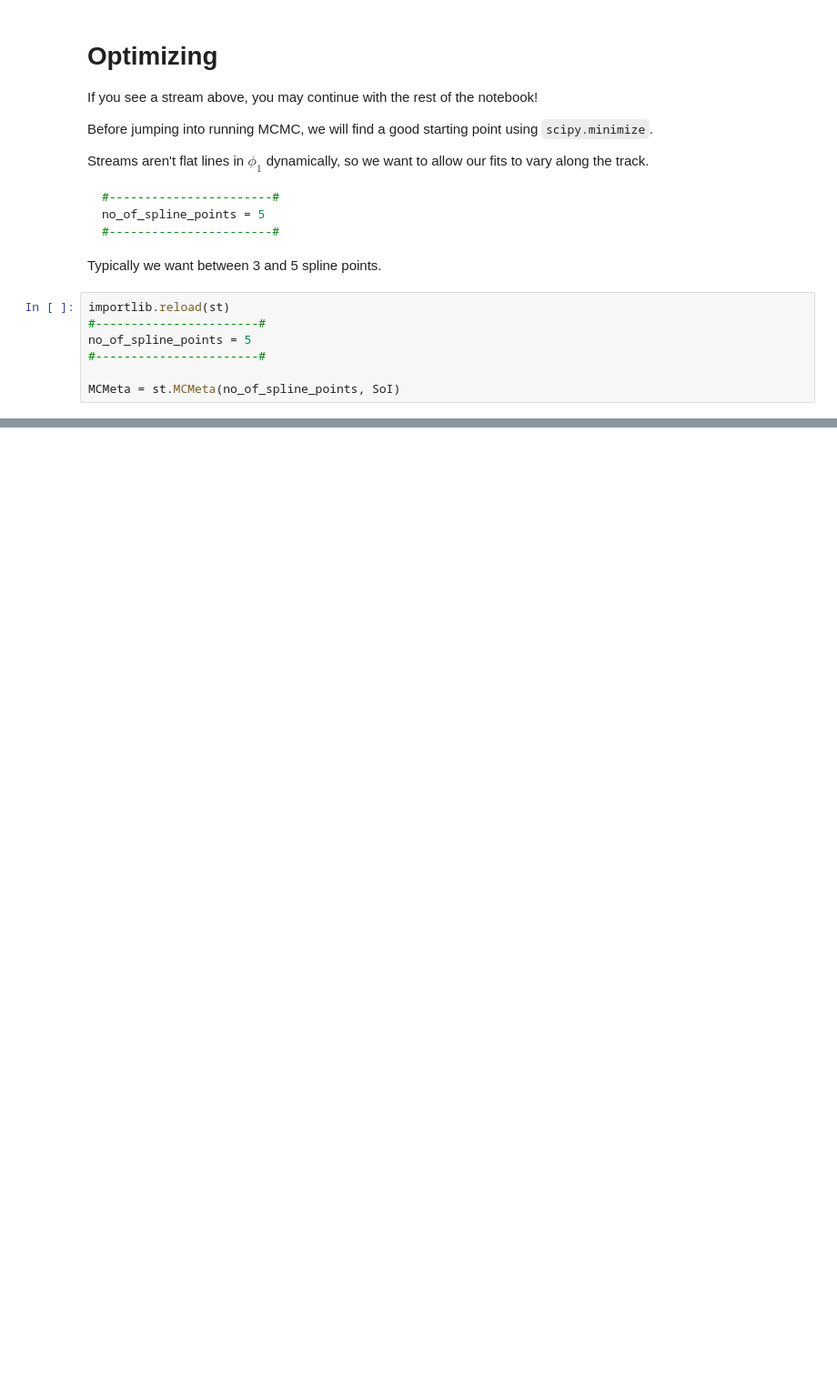
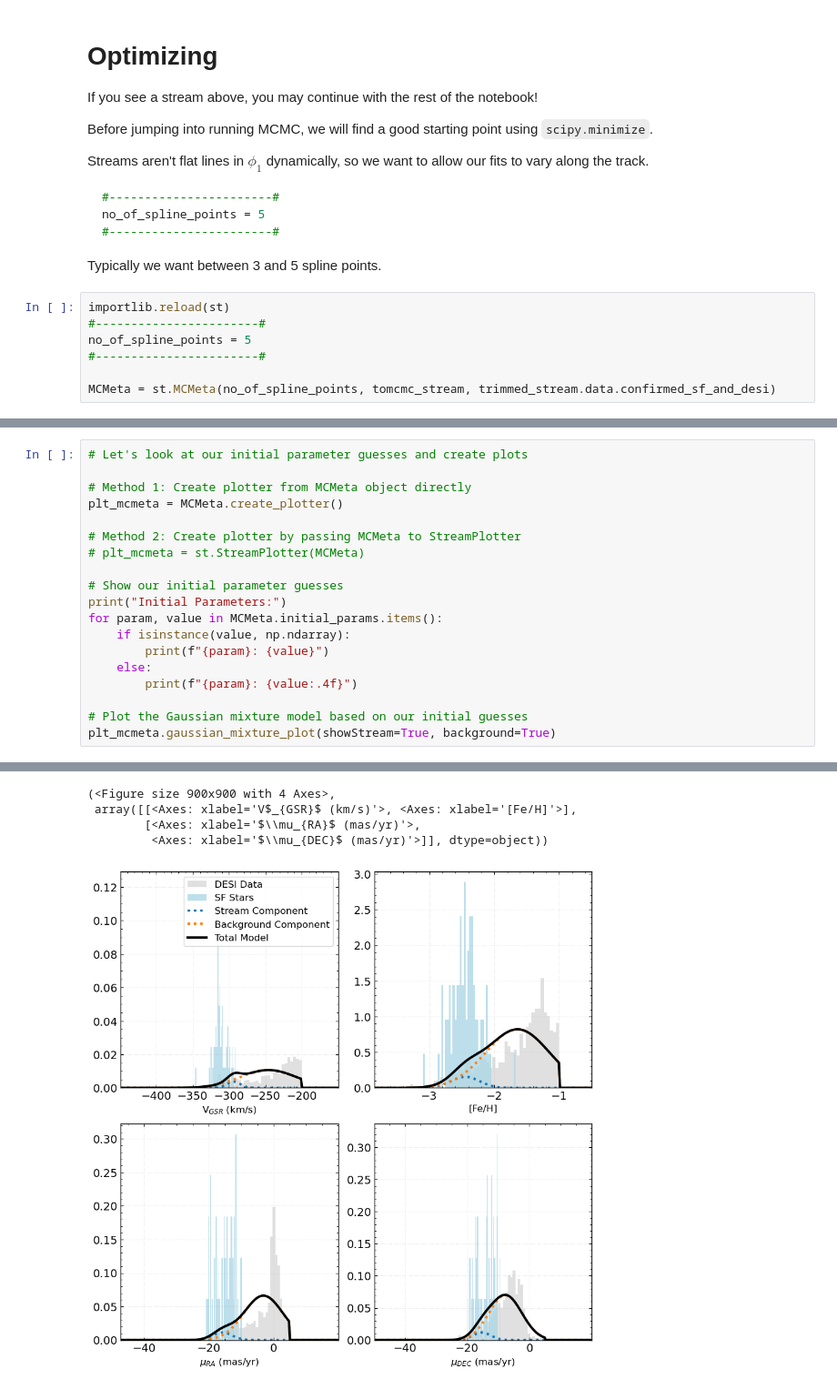
Before and after one commit to nassmohammed/DESI-DR1_streamTutorial, a Jupyter notebook: streamTutorial.ipynb, the cells around one changed output, grey strips where cells are left out. Shown at 91% size. Cells and saved outputs as stored; diff of their text form; blank space fills up the shorter version.

```diff
--- a/streamTutorial.ipynb
+++ b/streamTutorial.ipynb
@@ -457,5 +541,5 @@ importlib.reload(st)
 no_of_spline_points = 5
 #-----------------------#
 
-MCMeta = st.MCMeta(no_of_spline_points, SoI)
+MCMeta = st.MCMeta(no_of_spline_points, tomcmc_stream, trimmed_stream.data.confirmed_sf_and_desi)
 # %% [output]
@@ -462,0 +558,20 @@ Making intitial guess based of galstream and STREAMFINDER...
+# %%
+# Let's look at our initial parameter guesses and create plots
+
+# Method 1: Create plotter from MCMeta object directly
+plt_mcmeta = MCMeta.create_plotter()
+
+# Method 2: Create plotter by passing MCMeta to StreamPlotter
+# plt_mcmeta = st.StreamPlotter(MCMeta)
+
+# Show our initial parameter guesses
+print("Initial Parameters:")
+for param, value in MCMeta.initial_params.items():
+    if isinstance(value, np.ndarray):
+        print(f"{param}: {value}")
+    else:
+        print(f"{param}: {value:.4f}")
+
+# Plot the Gaussian mixture model based on our initial guesses
+plt_mcmeta.gaussian_mixture_plot(showStream=True, background=True)
+# %% [output]
@@ -462,0 +595,5 @@ Making intitial guess based of galstream and STREAMFINDER...
+(<Figure size 900x900 with 4 Axes>,
+ array([[<Axes: xlabel='V$_{GSR}$ (km/s)'>, <Axes: xlabel='[Fe/H]'>],
+        [<Axes: xlabel='$\\mu_{RA}$ (mas/yr)'>,
+         <Axes: xlabel='$\\mu_{DEC}$ (mas/yr)'>]], dtype=object))
+[figure, added]
```
Also changed, not shown: parts of 15 cells of this notebook, 1 other file.
